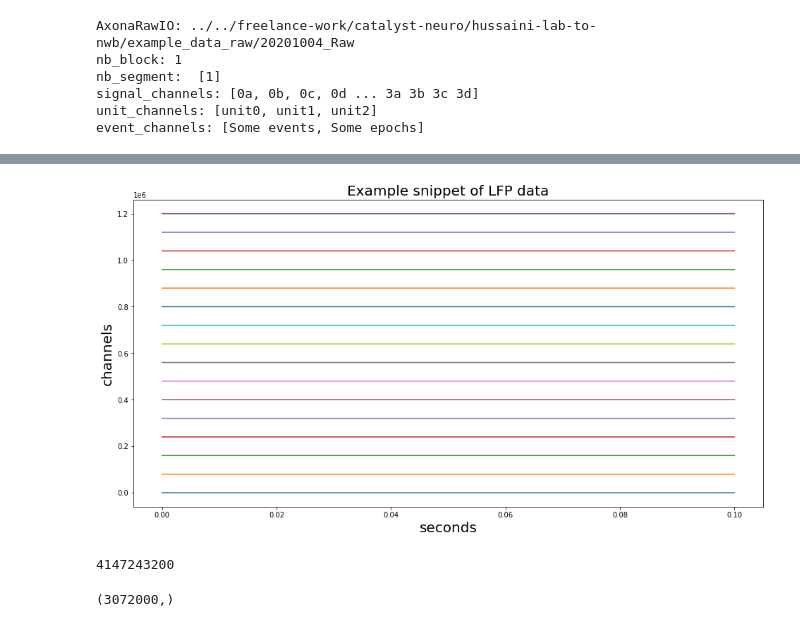
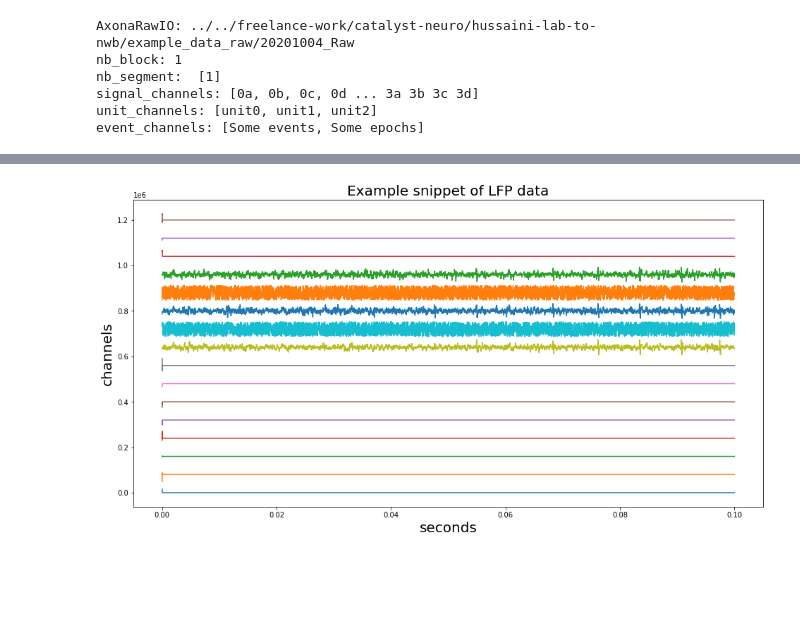
Before and after one commit to NeuralEnsemble/python-neo, a Jupyter notebook: read_axona_bin_cont.ipynb, the cells around one changed output, grey strips where cells are left out. Drawn from its saved outputs; the diff is of its cells as text; code cells hidden in the pictures; blank space fills up the shorter version.

Commit message:
added way of reading data using np.memmap for comparison

```diff
--- a/read_axona_bin_cont.ipynb
+++ b/read_axona_bin_cont.ipynb
@@ -257,9 +246,13 @@ array([[ 3682., -3870.,     0., ...,  3890.,  -136., -4538.],
 # %%
 import matplotlib.pyplot as plt
 
-def plot_data_snippet(data, start_idx=0, end_idx=len(data), Fs=48000, Nch=16):
+def plot_data_snippet(data, start_idx=0, end_idx=None, Fs=48000, Nch=16):
     """Plot a data snippet from a Ch x samples array given a start index and
     end index. If Fs is supplied the x-axis is in seconds."""
+
+    if end_idx is None:
+        end_idx = len(data)
+
     plt.figure(figsize=(16,8))
 
     x = np.linspace(0, (end_idx-start_idx)/Fs, end_idx-start_idx)
@@ -569,4 +530,4 @@ arr.shape
 # %%
-plot_data_snippet(raw_sigs.T, start_idx=0, end_idx=4800, Fs=48000, Nch = 16)
+plot_data_snippet(raw_sigs, start_idx=0, end_idx=4800, Fs=48000, Nch=16)
 # %% [output]
-[figure, old version]
+[figure, new version]
@@ -579,8 +533,0 @@ def memory_map(filename, access=mmap.ACCESS_READ):
-# %%
-mmap_obj = memory_map(bin_file)
-# %% [output]
-4147243200
-# %%
-data.shape
-# %% [output]
-(3072000,)
```
Also changed, not shown: parts of 57 cells of this notebook.
